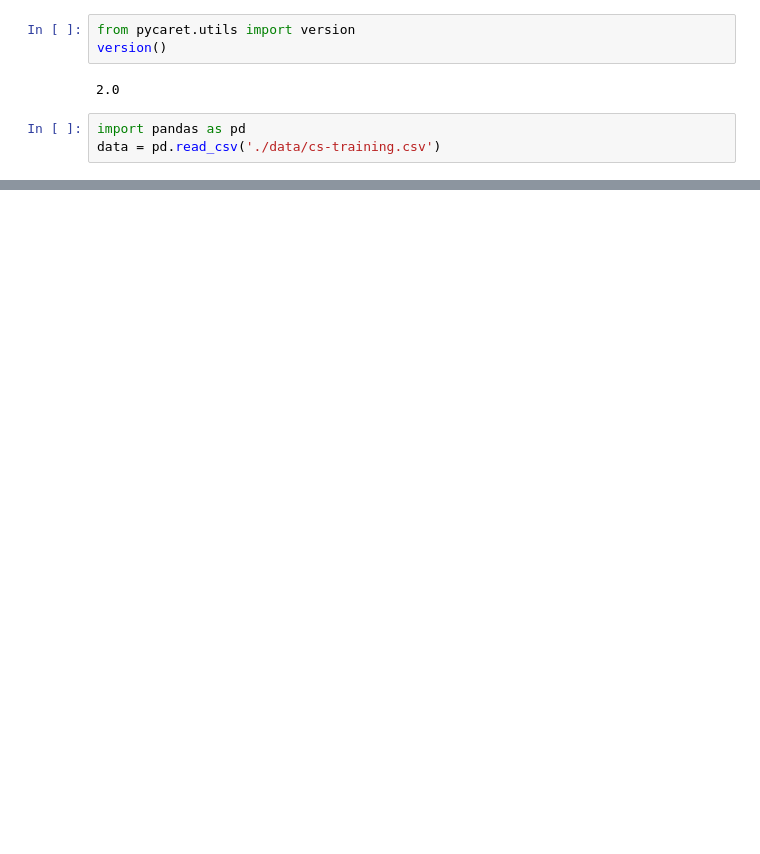
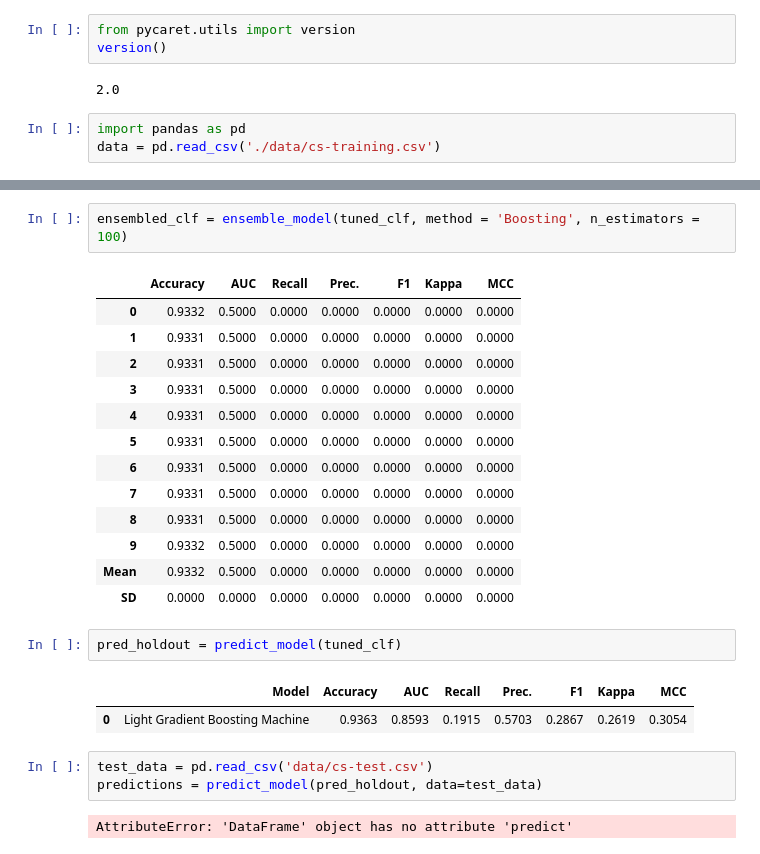
Before and after one commit to iamNCJ/Give-Me-Some-Credit, a Jupyter notebook: model/pycaret_model.ipynb, the cells around one changed output, grey strips where cells are left out. Saved outputs shown, nothing was run; the diff lists cells and outputs as text; blank space fills up the shorter version.

```diff
--- a/model/pycaret_model.ipynb
+++ b/model/pycaret_model.ipynb
@@ -33,0 +71,26 @@ Setup Succesfully Completed!
+# %%
+ensembled_clf = ensemble_model(tuned_clf, method = 'Boosting', n_estimators = 100)
+# %% [output]
+|  | Accuracy | AUC | Recall | Prec. | F1 | Kappa | MCC |
+| 0 | 0.9332 | 0.5000 | 0.0000 | 0.0000 | 0.0000 | 0.0000 | 0.0000 |
+| 1 | 0.9331 | 0.5000 | 0.0000 | 0.0000 | 0.0000 | 0.0000 | 0.0000 |
+| 2 | 0.9331 | 0.5000 | 0.0000 | 0.0000 | 0.0000 | 0.0000 | 0.0000 |
+| 3 | 0.9331 | 0.5000 | 0.0000 | 0.0000 | 0.0000 | 0.0000 | 0.0000 |
+| 4 | 0.9331 | 0.5000 | 0.0000 | 0.0000 | 0.0000 | 0.0000 | 0.0000 |
+| 5 | 0.9331 | 0.5000 | 0.0000 | 0.0000 | 0.0000 | 0.0000 | 0.0000 |
+| 6 | 0.9331 | 0.5000 | 0.0000 | 0.0000 | 0.0000 | 0.0000 | 0.0000 |
+| 7 | 0.9331 | 0.5000 | 0.0000 | 0.0000 | 0.0000 | 0.0000 | 0.0000 |
+| 8 | 0.9331 | 0.5000 | 0.0000 | 0.0000 | 0.0000 | 0.0000 | 0.0000 |
+| 9 | 0.9332 | 0.5000 | 0.0000 | 0.0000 | 0.0000 | 0.0000 | 0.0000 |
+| Mean | 0.9332 | 0.5000 | 0.0000 | 0.0000 | 0.0000 | 0.0000 | 0.0000 |
+| SD | 0.0000 | 0.0000 | 0.0000 | 0.0000 | 0.0000 | 0.0000 | 0.0000 |
+# %%
+pred_holdout = predict_model(tuned_clf)
+# %% [output]
+|  | Model | Accuracy | AUC | Recall | Prec. | F1 | Kappa | MCC |
+| 0 | Light Gradient Boosting Machine | 0.9363 | 0.8593 | 0.1915 | 0.5703 | 0.2867 | 0.2619 | 0.3054 |
+# %%
+test_data = pd.read_csv('data/cs-test.csv')
+predictions = predict_model(pred_holdout, data=test_data)
+# %% [output]
+AttributeError: 'DataFrame' object has no attribute 'predict'
```
Also changed, not shown: parts of 6 cells of this notebook, 1 other file.
